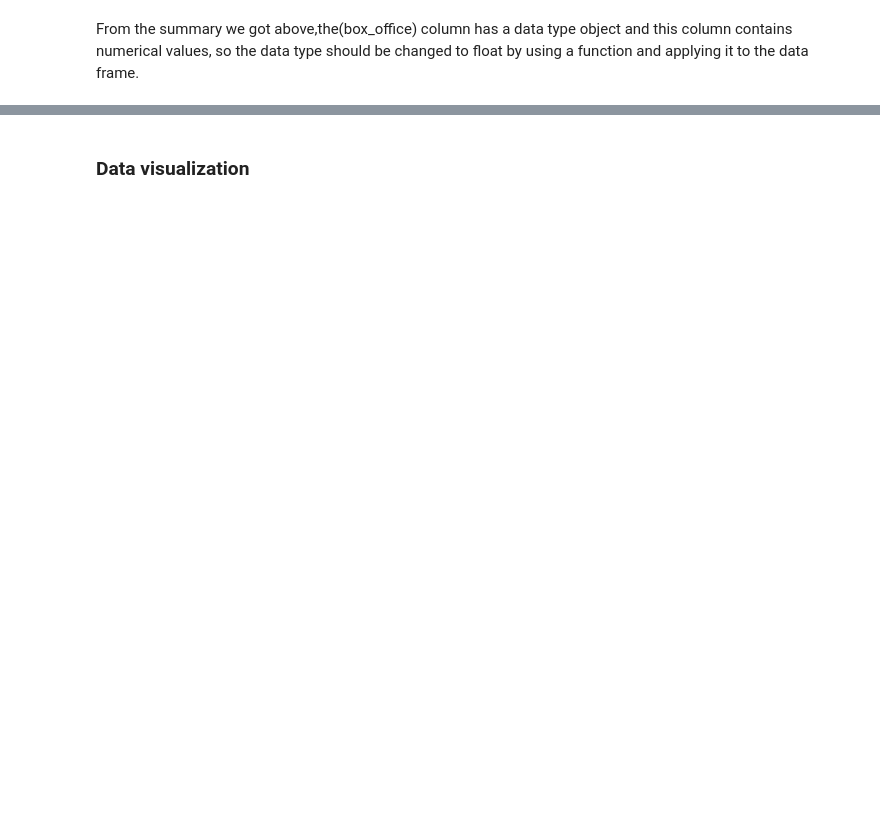
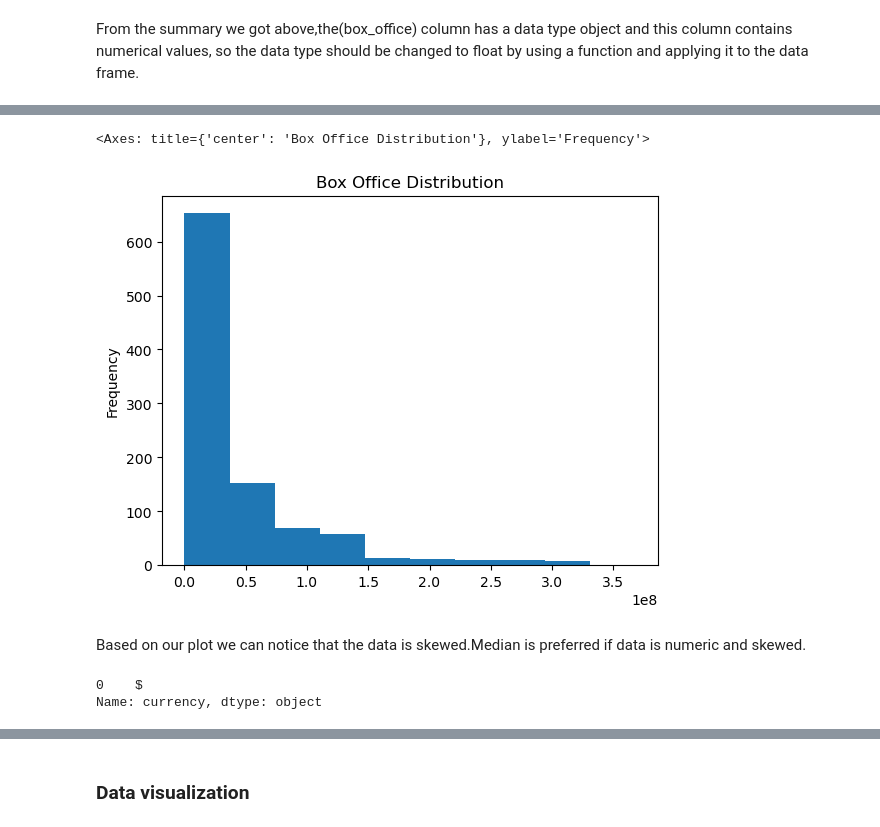
Before and after one commit to maysasaad/Phase_1_Project, a Jupyter notebook: student.ipynb, the cells around one changed output, grey strips where cells are left out. Drawn from its saved outputs; the diff is of its cells as text; code cells hidden in the pictures; blank space fills up the shorter version.

```diff
--- a/student.ipynb
+++ b/student.ipynb
@@ -909,0 +551,6 @@ top5_genre
+# %%
+# Change box_office column data type from object to string
+movie2["box_office"] = movie2["box_office"].astype(str)
+# %%
+# Apply the function to the box_office column
+movie2["box_office"] = movie2["box_office"].apply(clean_box_office)
@@ -909,0 +559,5 @@ top5_genre
+# %%
+# Remove the string from the runtime column
+# Convert the column type to float
+movie2["runtime"]= movie2["runtime"].str.replace("minutes","")
+movie2["runtime"]= movie2["runtime"].astype(float)
@@ -909,0 +588,3 @@ top5_genre
+# %%
+#Remove the duplicate values
+movie2 = movie2.drop_duplicates(keep = "first")
@@ -909,0 +615,8 @@ top5_genre
+# %%
+# create a histogram plot to identify data distribution
+movie2["box_office"].plot(kind ="hist",title="Box Office Distribution")
+# %% [output]
+<Axes: title={'center': 'Box Office Distribution'}, ylabel='Frequency'>
+[figure, added]
+# %% [markdown]
+Based on our plot we can notice that the data is skewed.Median is preferred if data is numeric and skewed.
@@ -909,0 +626,6 @@ top5_genre
+# %%
+#Identify mode for the currency column
+movie2["currency"].mode()
+# %% [output]
+0    $
+Name: currency, dtype: object
```
Also changed, not shown: parts of 485 cells of this notebook, 15 other files.
